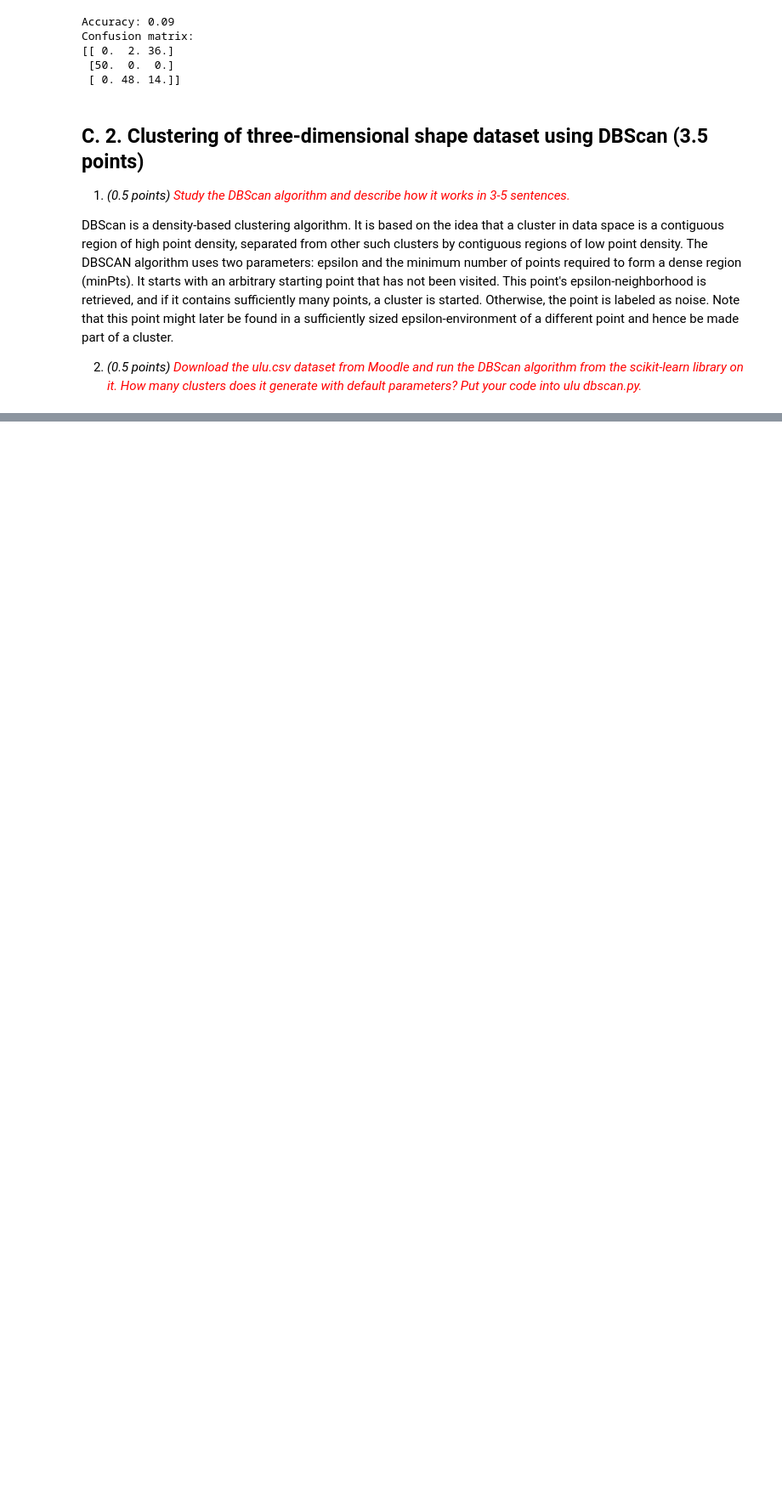
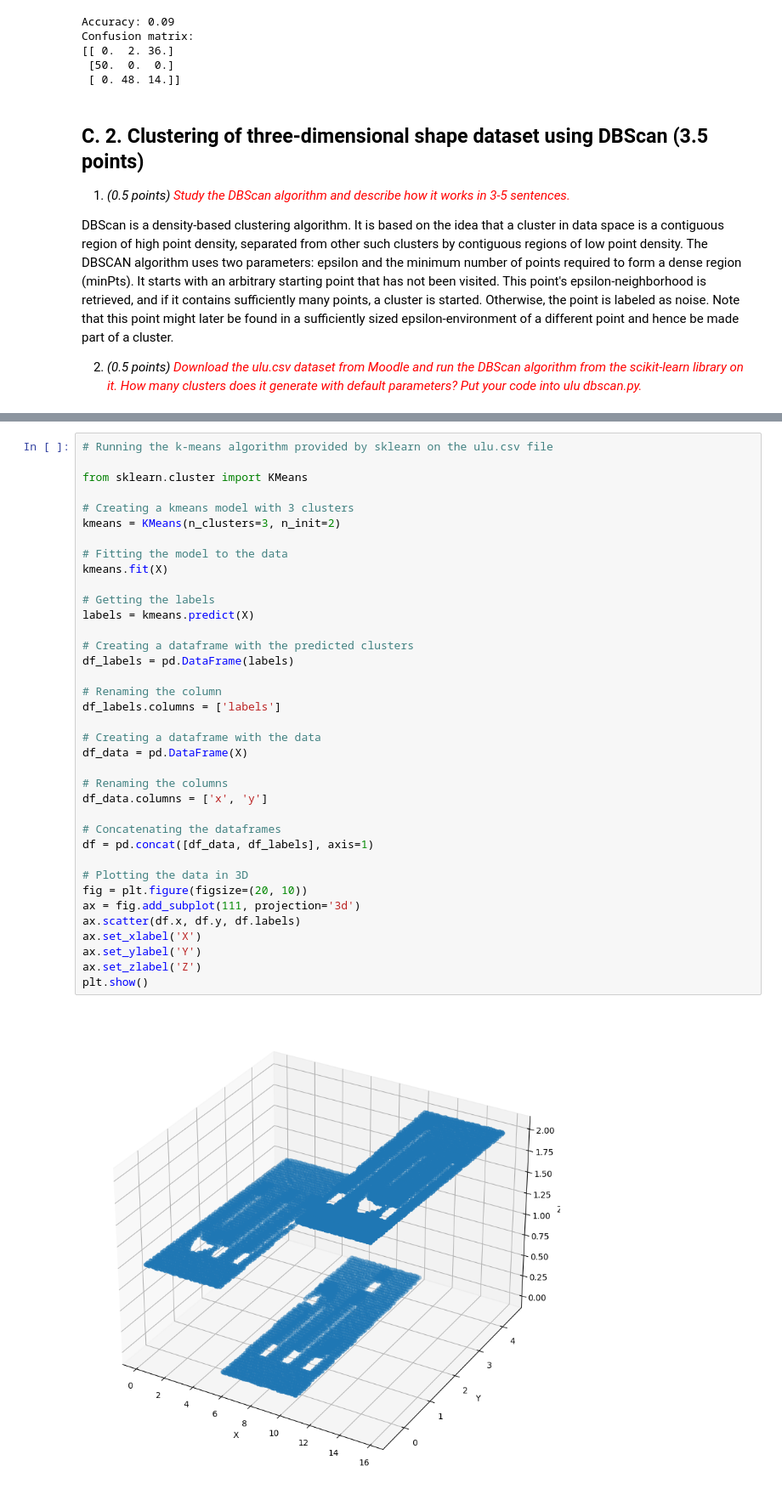
Before and after one commit to umutucak/introML, a Jupyter notebook: assignment1/task_C.ipynb, the cells around one changed output, grey strips where cells are left out. Shown at 85% size. Saved outputs shown, nothing was run; the diff lists cells and outputs as text; blank space fills up the shorter version.

```diff
--- a/assignment1/task_C.ipynb
+++ b/assignment1/task_C.ipynb
@@ -352,0 +384,39 @@ plt.show()
+# %%
+# Running the k-means algorithm provided by sklearn on the ulu.csv file
+
+from sklearn.cluster import KMeans
+
+# Creating a kmeans model with 3 clusters
+kmeans = KMeans(n_clusters=3, n_init=2)
+
+# Fitting the model to the data
+kmeans.fit(X)
+
+# Getting the labels
+labels = kmeans.predict(X)
+
+# Creating a dataframe with the predicted clusters
+df_labels = pd.DataFrame(labels)
+
+# Renaming the column
+df_labels.columns = ['labels']
+
+# Creating a dataframe with the data
+df_data = pd.DataFrame(X)
+
+# Renaming the columns
+df_data.columns = ['x', 'y']
+
+# Concatenating the dataframes
+df = pd.concat([df_data, df_labels], axis=1)
+
+# Plotting the data in 3D
+fig = plt.figure(figsize=(20, 10))
+ax = fig.add_subplot(111, projection='3d')
+ax.scatter(df.x, df.y, df.labels)
+ax.set_xlabel('X')
+ax.set_ylabel('Y')
+ax.set_zlabel('Z')
+plt.show()
+# %% [output]
+[figure, added]
```
Also changed, not shown: parts of 11 cells of this notebook.
